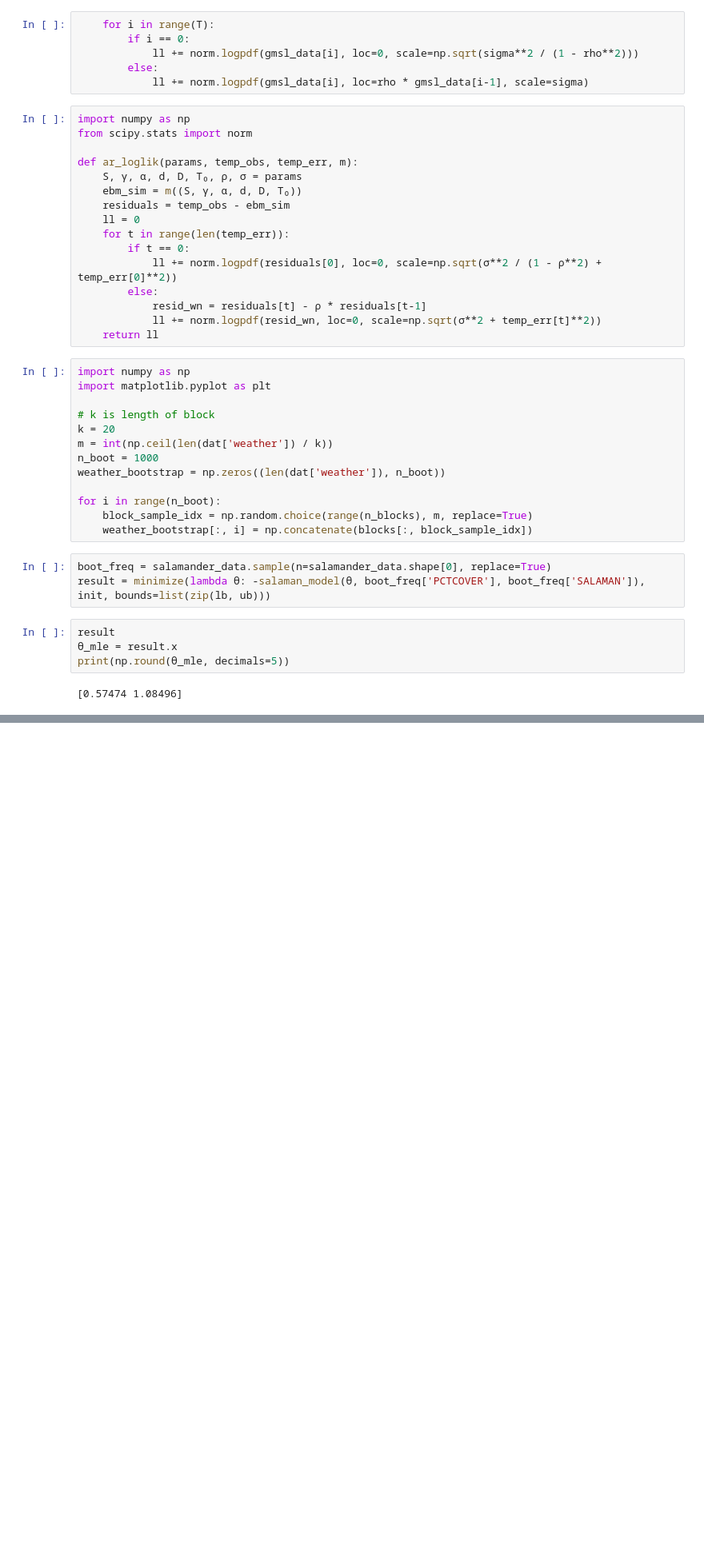
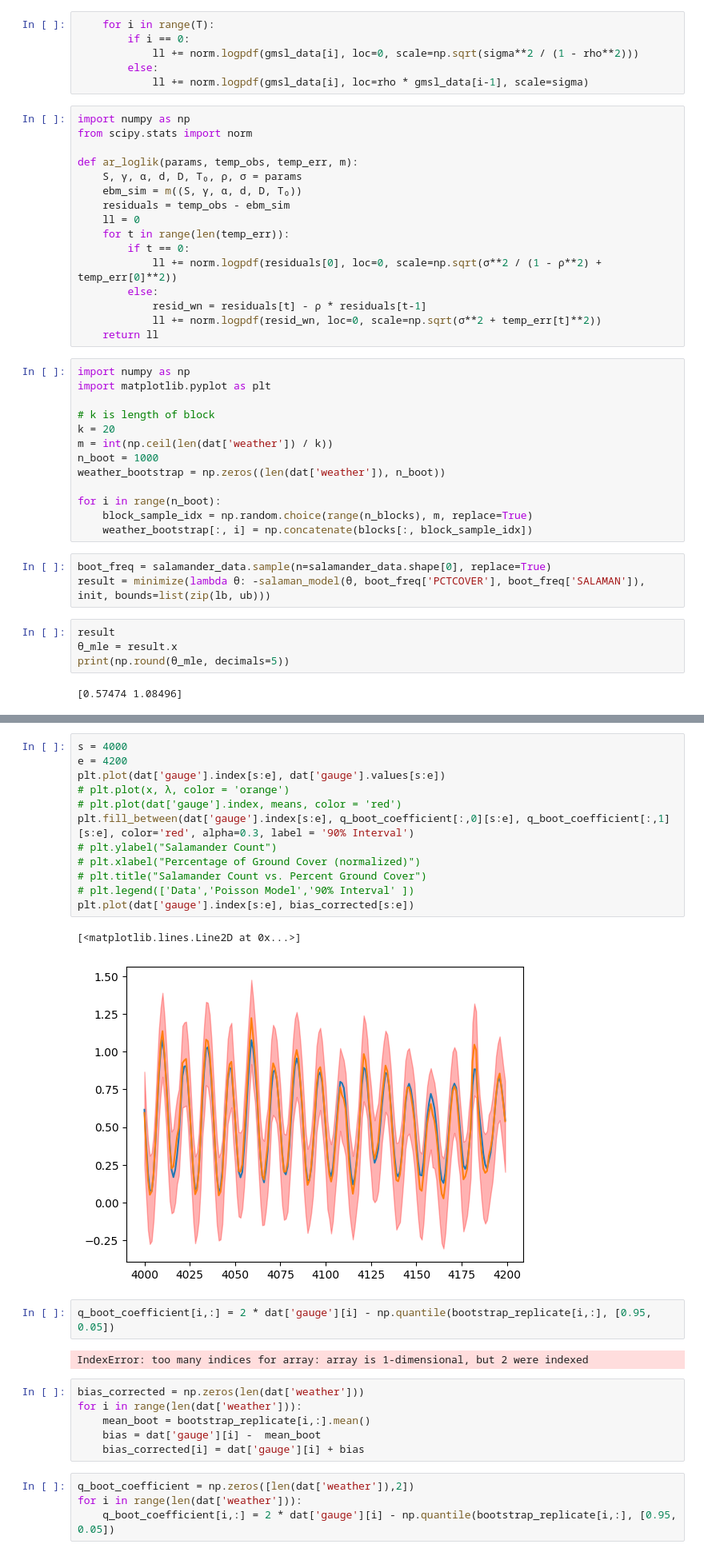
Before and after one commit to BEE4850-SP25/hw04-FenyaB, a Jupyter notebook: HW4 scraps.ipynb, the cells around one changed output, grey strips where cells are left out. Shown: that part at 80% size. Cells and saved outputs as stored; diff of their text form; blank space fills up the shorter version.

```diff
--- a/HW4 scraps.ipynb
+++ b/HW4 scraps.ipynb
@@ -44,0 +256,29 @@ print(np.round(θ_mle, decimals=5))
+# %%
+s = 4000
+e = 4200
+plt.plot(dat['gauge'].index[s:e], dat['gauge'].values[s:e])
+# plt.plot(x, λ, color = 'orange')
+# plt.plot(dat['gauge'].index, means, color = 'red')
+plt.fill_between(dat['gauge'].index[s:e], q_boot_coefficient[:,0][s:e], q_boot_coefficient[:,1][s:e], color='red', alpha=0.3, label = '90% Interval')
+# plt.ylabel("Salamander Count")
+# plt.xlabel("Percentage of Ground Cover (normalized)")
+# plt.title("Salamander Count vs. Percent Ground Cover")
+# plt.legend(['Data','Poisson Model','90% Interval' ])
+plt.plot(dat['gauge'].index[s:e], bias_corrected[s:e])
+# %% [output]
+[<matplotlib.lines.Line2D at 0x...>]
+[figure, added]
+# %%
+q_boot_coefficient[i,:] = 2 * dat['gauge'][i] - np.quantile(bootstrap_replicate[i,:], [0.95, 0.05])
+# %% [output]
+IndexError: too many indices for array: array is 1-dimensional, but 2 were indexed
+# %%
+bias_corrected = np.zeros(len(dat['weather']))
+for i in range(len(dat['weather'])):
+    mean_boot = bootstrap_replicate[i,:].mean()
+    bias = dat['gauge'][i] -  mean_boot
+    bias_corrected[i] = dat['gauge'][i] + bias
+# %%
+q_boot_coefficient = np.zeros([len(dat['weather']),2])
+for i in range(len(dat['weather'])):
+    q_boot_coefficient[i,:] = 2 * dat['gauge'][i] - np.quantile(bootstrap_replicate[i,:], [0.95, 0.05])
```
Also changed, not shown: parts of 40 cells of this notebook, 46 other files.
